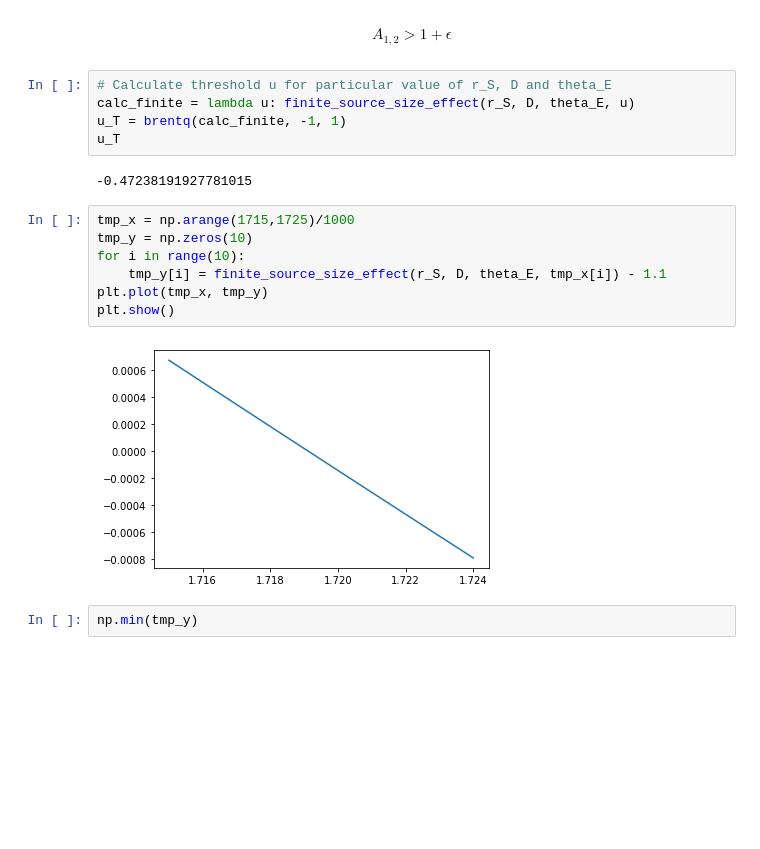
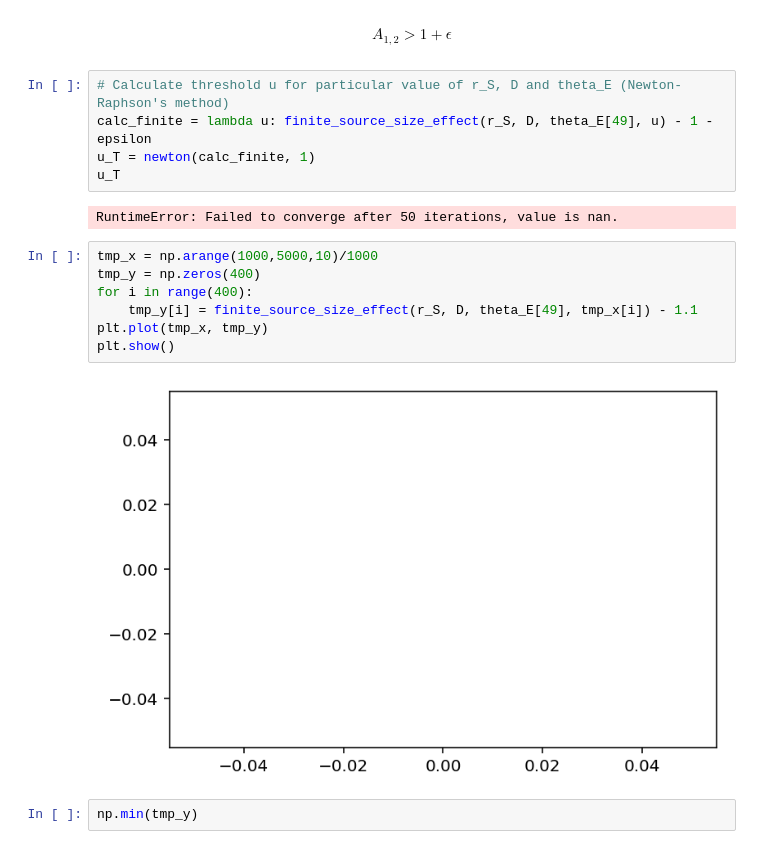
Before and after one commit to avalluvan/Gravitational-Microlensing, a Jupyter notebook: Documentation/Task 3/GRB_Lensing_Parallax.ipynb, the cells around one changed output. Drawn from its saved outputs; the diff is of its cells as text; blank space fills up the shorter version.

Commit message:
Switched brentq with newton

```diff
--- a/Documentation/Task 3/GRB_Lensing_Parallax.ipynb
+++ b/Documentation/Task 3/GRB_Lensing_Parallax.ipynb
@@ -366,21 +367,21 @@ np.min(A2), np.max(A2)
 # %% [markdown]
 $$A_{1,2} > 1+\epsilon$$
 # %%
-# Calculate threshold u for particular value of r_S, D and theta_E
-calc_finite = lambda u: finite_source_size_effect(r_S, D, theta_E, u)
-u_T = brentq(calc_finite, -1, 1)
+# Calculate threshold u for particular value of r_S, D and theta_E (Newton-Raphson's method)
+calc_finite = lambda u: finite_source_size_effect(r_S, D, theta_E[49], u) - 1 - epsilon
+u_T = newton(calc_finite, 1)
 u_T
 # %% [output]
--0.47238191927781015
+RuntimeError: Failed to converge after 50 iterations, value is nan.
 # %%
-tmp_x = np.arange(1715,1725)/1000
-tmp_y = np.zeros(10)
-for i in range(10):
-    tmp_y[i] = finite_source_size_effect(r_S, D, theta_E, tmp_x[i]) - 1.1
+tmp_x = np.arange(1000,5000,10)/1000
+tmp_y = np.zeros(400)
+for i in range(400):
+    tmp_y[i] = finite_source_size_effect(r_S, D, theta_E[49], tmp_x[i]) - 1.1
 plt.plot(tmp_x, tmp_y)
 plt.show()
 # %% [output]
-[figure, old version]
+[figure, new version]
 # %%
 np.min(tmp_y)
 # %% [output]
```
Also changed, not shown: parts of 5 cells of this notebook.
